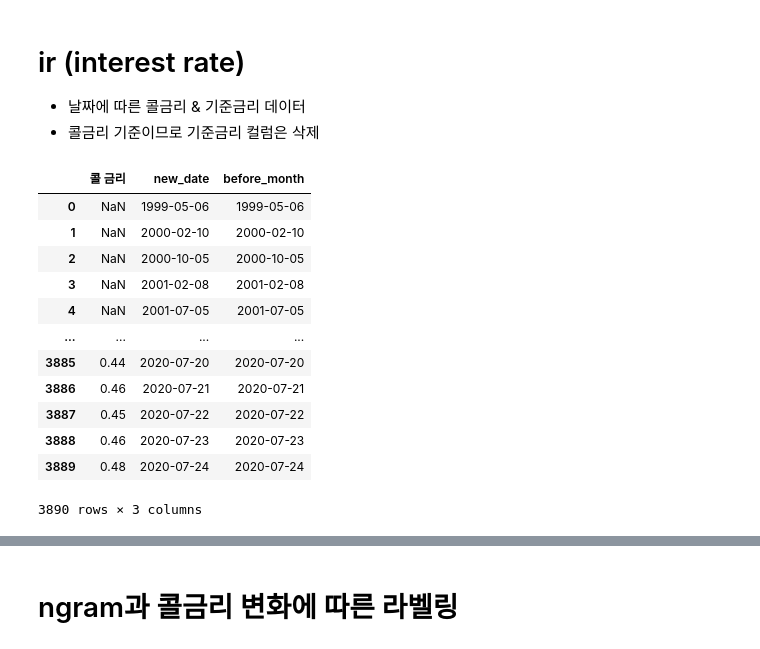
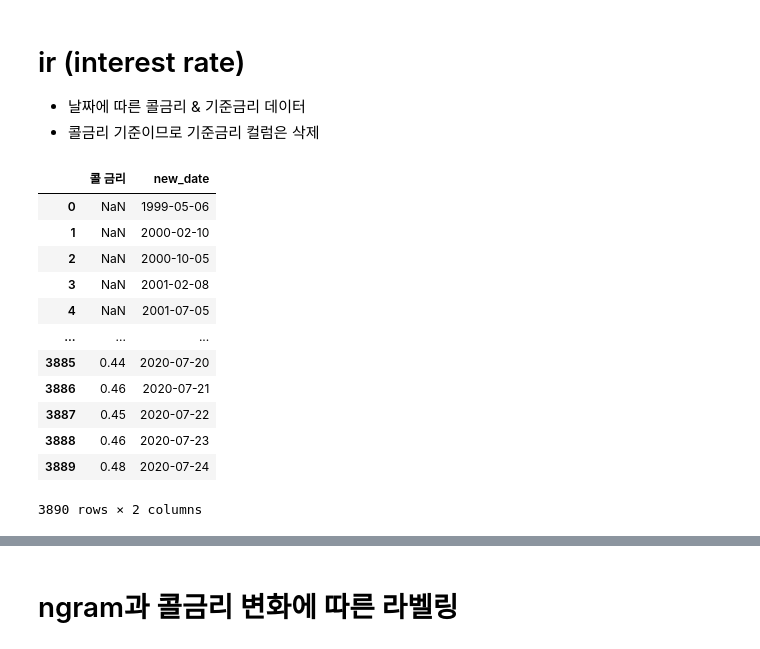
Before and after one commit to Jisang-hwang93/BOK_Report_Team1, a Jupyter notebook: report.ipynb, the cells around one changed output, grey strips where cells are left out. Saved outputs shown, nothing was run; the diff lists cells and outputs as text; code cells hidden in the pictures.

```diff
--- a/report.ipynb
+++ b/report.ipynb
@@ -54,23 +55,22 @@ tika
 - 날짜에 따른 콜금리 & 기준금리 데이터
 - 콜금리 기준이므로 기준금리 컬럼은 삭제
 # %%
-ir = pd.read_csv('/content/drive/My Drive/자연어 처리 1조/데이터셋/interest_rate.csv', encoding='utf-8')
+ir = pd.read_csv('/content/drive/My Drive/Colab Notebooks/자연어 처리 1조/데이터셋/interest_rate.csv', encoding='utf-8')
 ir.rename(columns = {'Unnamed: 0' : 'date'}, inplace = True)
 ir['new_date'] = ir.date.apply(lambda x: datetime.datetime.strptime(x, "%Y-%m-%d"))
 ir.drop(['date', '기준 금리'], axis=1, inplace=True)
-ir['before_month'] = ir['new_date']
-ir.head()
+ir
 # %% [output]
-|  | 콜 금리 | new_date | before_month |
-| 0 | NaN | 1999-05-06 | 1999-05-06 |
-| 1 | NaN | 2000-02-10 | 2000-02-10 |
-| 2 | NaN | 2000-10-05 | 2000-10-05 |
-| 3 | NaN | 2001-02-08 | 2001-02-08 |
-| 4 | NaN | 2001-07-05 | 2001-07-05 |
-| ... | ... | ... | ... |
-| 3885 | 0.44 | 2020-07-20 | 2020-07-20 |
-| 3886 | 0.46 | 2020-07-21 | 2020-07-21 |
-| 3887 | 0.45 | 2020-07-22 | 2020-07-22 |
-| 3888 | 0.46 | 2020-07-23 | 2020-07-23 |
-| 3889 | 0.48 | 2020-07-24 | 2020-07-24 |
+|  | 콜 금리 | new_date |
+| 0 | NaN | 1999-05-06 |
+| 1 | NaN | 2000-02-10 |
+| 2 | NaN | 2000-10-05 |
+| 3 | NaN | 2001-02-08 |
+| 4 | NaN | 2001-07-05 |
+| ... | ... | ... |
+| 3885 | 0.44 | 2020-07-20 |
+| 3886 | 0.46 | 2020-07-21 |
+| 3887 | 0.45 | 2020-07-22 |
+| 3888 | 0.46 | 2020-07-23 |
+| 3889 | 0.48 | 2020-07-24 |
-3890 rows × 3 columns
+3890 rows × 2 columns
```
Also changed, not shown: parts of 14 cells of this notebook.
